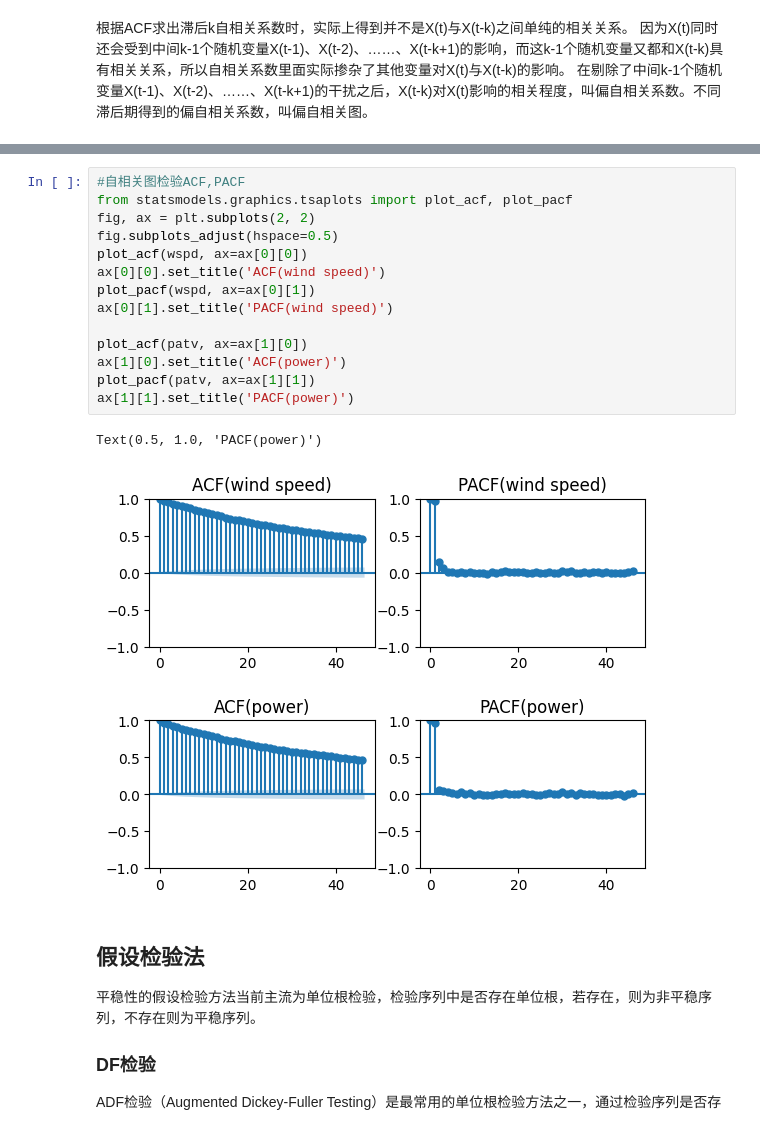
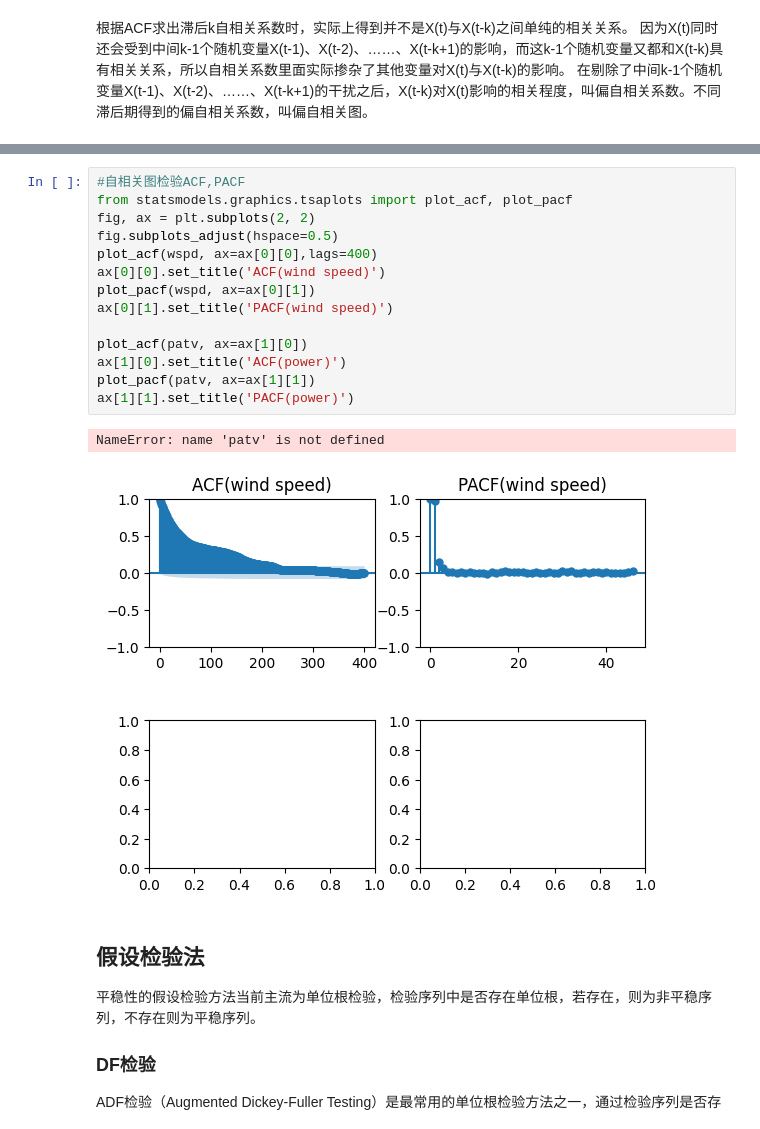
Before and after one commit to yellow378/TSF, a Jupyter notebook: analysis/LongYuan/平稳性检验.ipynb, the cells around one changed output, grey strips where cells are left out. Saved outputs shown, nothing was run; the diff lists cells and outputs as text.

```diff
--- a/analysis/LongYuan/平稳性检验.ipynb
+++ b/analysis/LongYuan/平稳性检验.ipynb
@@ -78,20 +87,20 @@ variance1=11.303839, variance2=249429.947895
 # %%
 #自相关图检验ACF,PACF
 from statsmodels.graphics.tsaplots import plot_acf, plot_pacf
 fig, ax = plt.subplots(2, 2)
 fig.subplots_adjust(hspace=0.5)
-plot_acf(wspd, ax=ax[0][0])
+plot_acf(wspd, ax=ax[0][0],lags=400)
 ax[0][0].set_title('ACF(wind speed)')
 plot_pacf(wspd, ax=ax[0][1])
 ax[0][1].set_title('PACF(wind speed)')
 
 plot_acf(patv, ax=ax[1][0])
 ax[1][0].set_title('ACF(power)')
 plot_pacf(patv, ax=ax[1][1])
 ax[1][1].set_title('PACF(power)')
 # %% [output]
-Text(0.5, 1.0, 'PACF(power)')
+NameError: name 'patv' is not defined
-[figure, old version]
+[figure, new version]
 # %% [markdown]
 ## 假设检验法
 平稳性的假设检验方法当前主流为单位根检验，检验序列中是否存在单位根，若存在，则为非平稳序列，不存在则为平稳序列。
```
Also changed, not shown: parts of 1 cell of this notebook, 48 other files.
